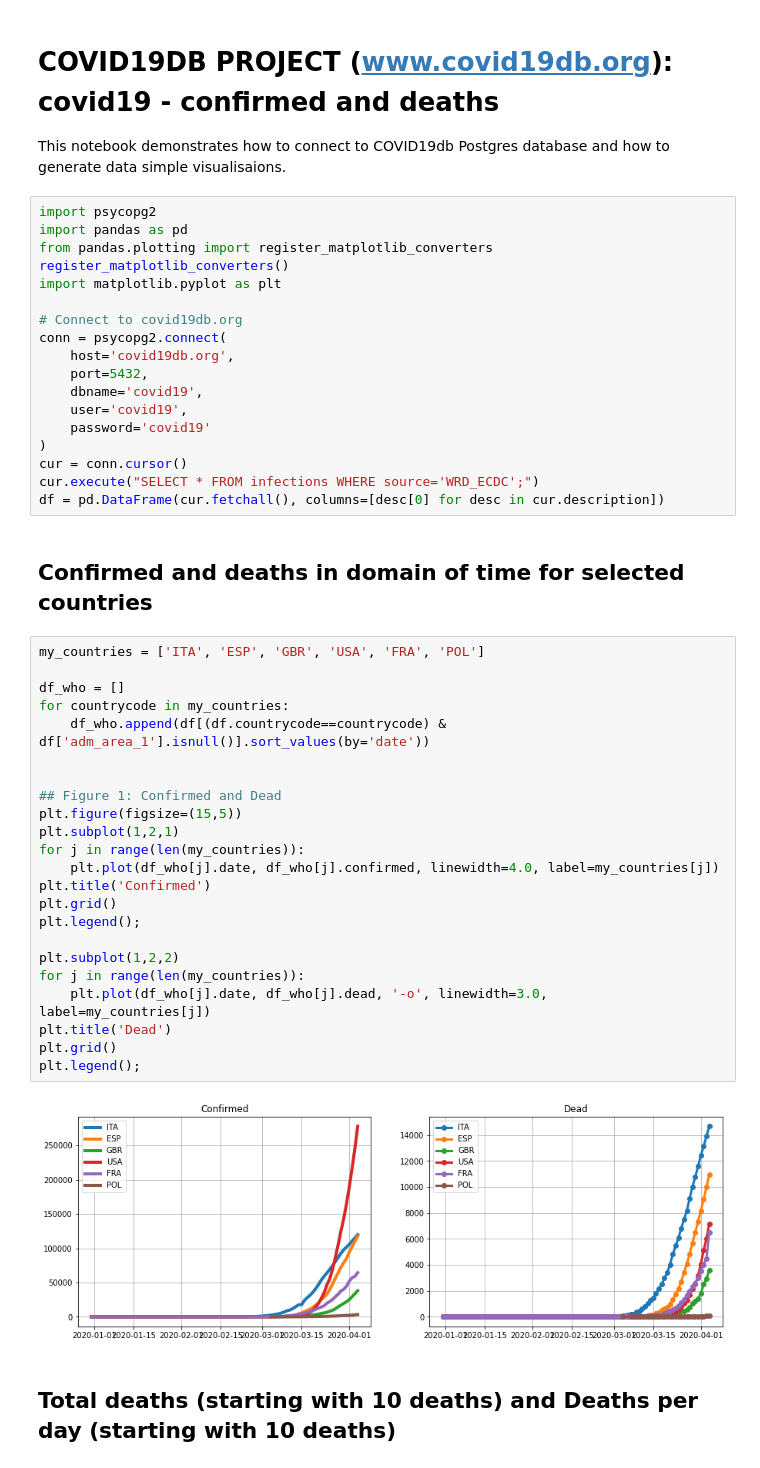
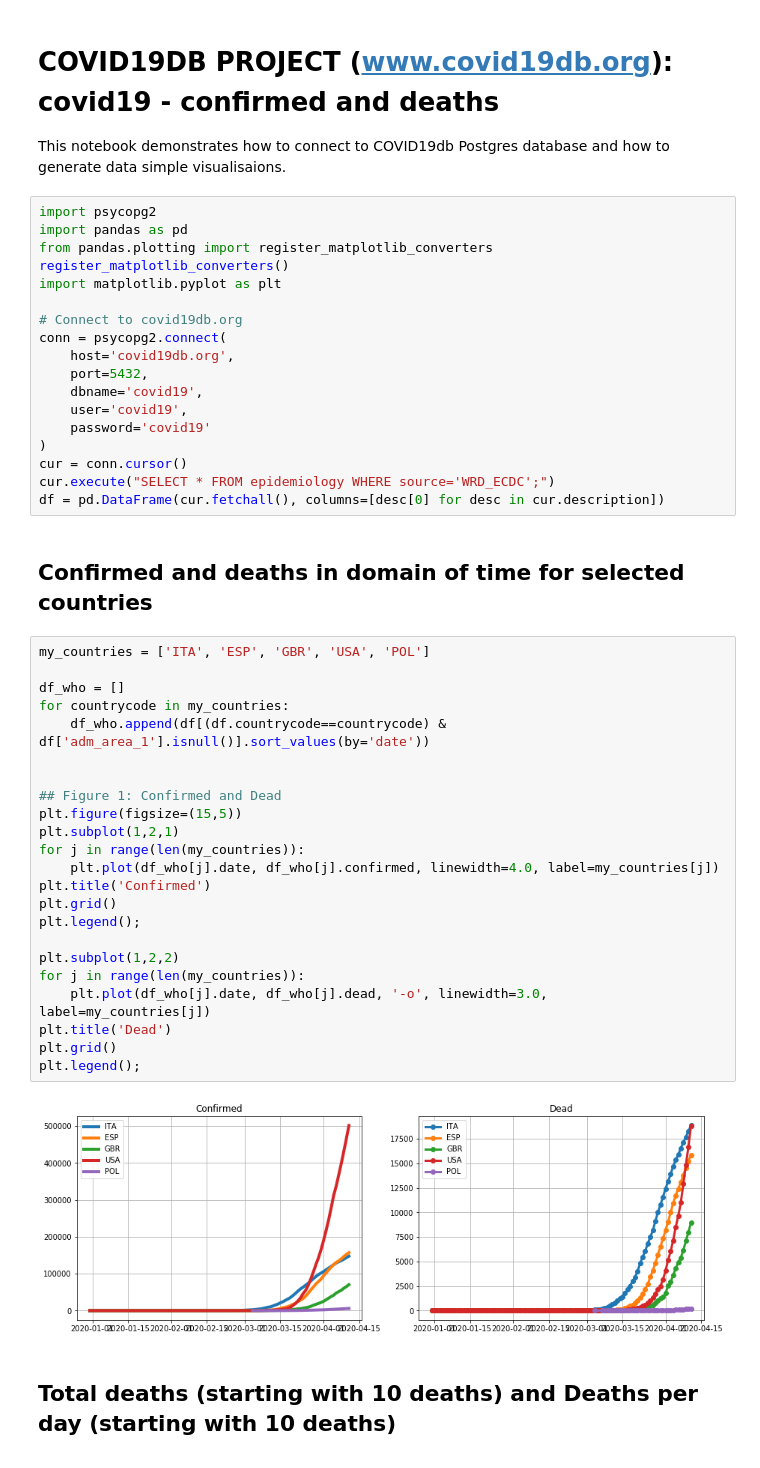
Before and after one commit to covid19db/data-archive, a Jupyter notebook: jupyter-examples/covid19db-confirmed-and-deaths.ipynb, the cells around one changed output. Drawn from its saved outputs; the diff is of its cells as text.

```diff
--- a/jupyter-examples/covid19db-confirmed-and-deaths.ipynb
+++ b/jupyter-examples/covid19db-confirmed-and-deaths.ipynb
@@ -19,35 +19,35 @@ conn = psycopg2.connect(
     password='covid19'
 )
 cur = conn.cursor()
-cur.execute("SELECT * FROM infections WHERE source='WRD_ECDC';")
+cur.execute("SELECT * FROM epidemiology WHERE source='WRD_ECDC';")
 df = pd.DataFrame(cur.fetchall(), columns=[desc[0] for desc in cur.description])
 # %% [markdown]
 ## Confirmed and deaths in domain of time for selected countries
 # %%
-my_countries = ['ITA', 'ESP', 'GBR', 'USA', 'FRA', 'POL']
+my_countries = ['ITA', 'ESP', 'GBR', 'USA', 'POL']
 
 df_who = []
 for countrycode in my_countries:
     df_who.append(df[(df.countrycode==countrycode) & df['adm_area_1'].isnull()].sort_values(by='date'))
 
 
 ## Figure 1: Confirmed and Dead
 plt.figure(figsize=(15,5))
 plt.subplot(1,2,1)
 for j in range(len(my_countries)):
     plt.plot(df_who[j].date, df_who[j].confirmed, linewidth=4.0, label=my_countries[j])
 plt.title('Confirmed')
 plt.grid()
 plt.legend();
 
 plt.subplot(1,2,2)
 for j in range(len(my_countries)):
     plt.plot(df_who[j].date, df_who[j].dead, '-o', linewidth=3.0, label=my_countries[j])
 plt.title('Dead')
 plt.grid()
 plt.legend();
 # %% [output]
-[figure, old version]
+[figure, new version]
 # %% [markdown]
 ## Total deaths (starting with 10 deaths) and Deaths per day (starting with 10 deaths)
 # %%
```
Also changed, not shown: parts of 1 cell of this notebook, 4 other files.
